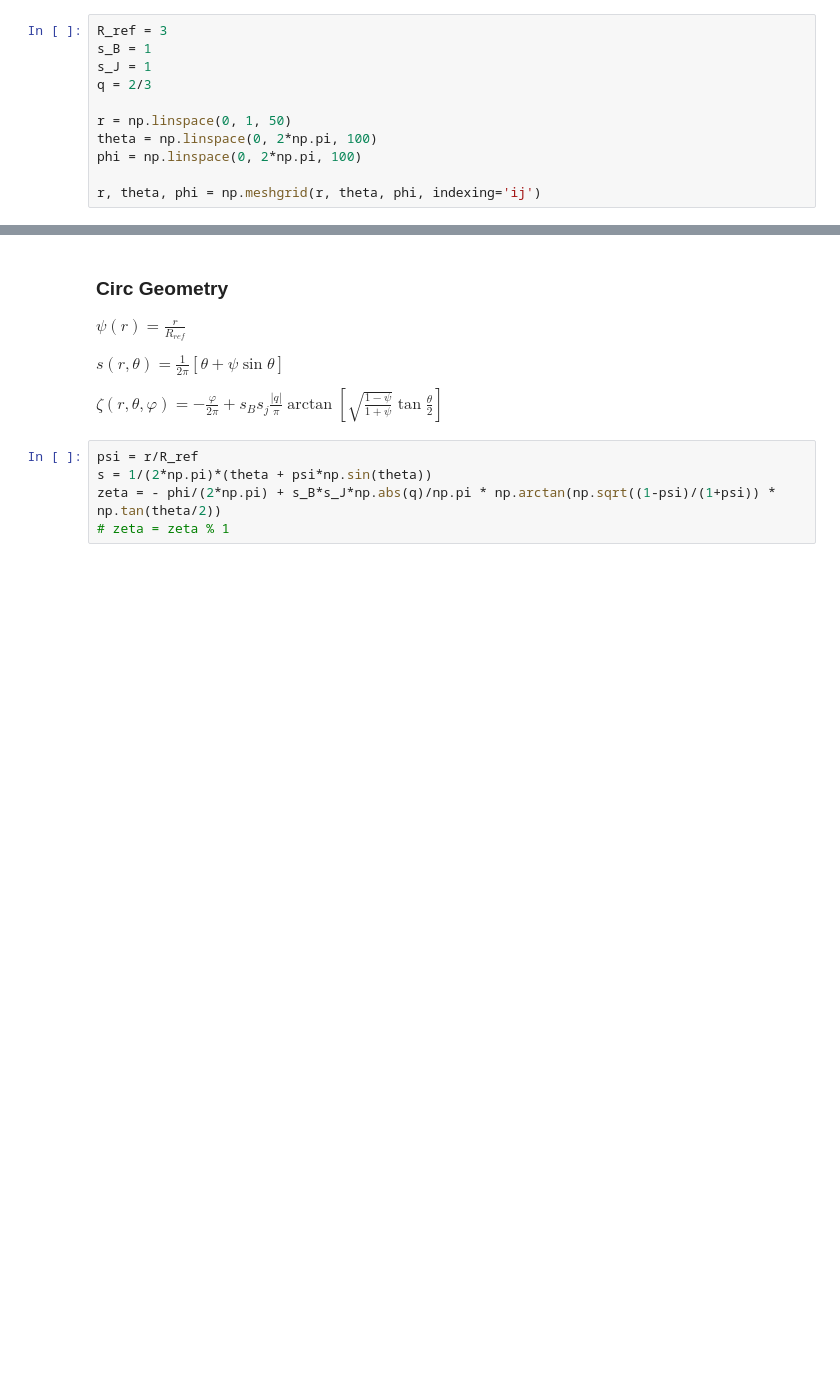
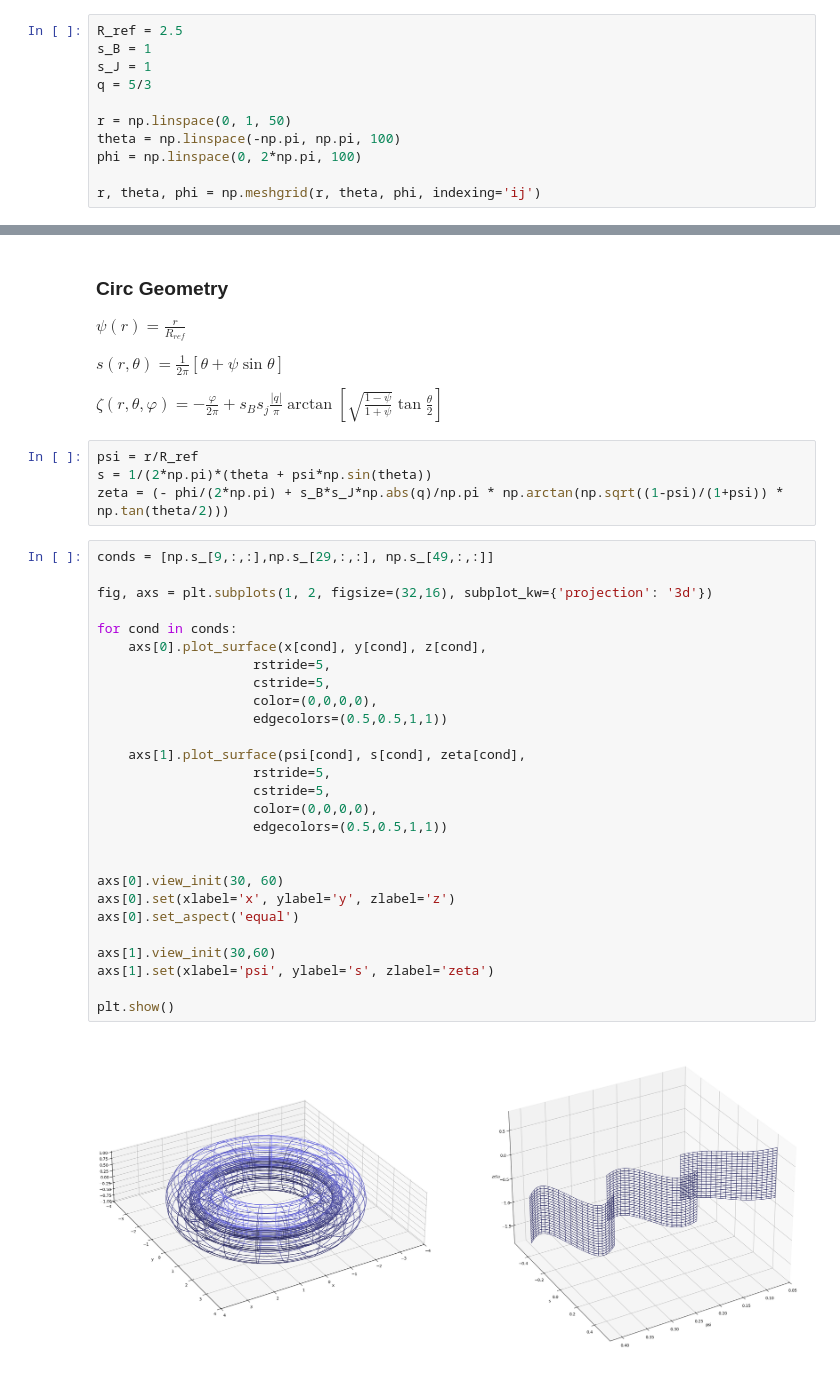
Before and after one commit to felifluid/bachelorarbeit, a Jupyter notebook: scripts/hamada.ipynb, the cells around one changed output, grey strips where cells are left out. Drawn from its saved outputs; the diff is of its cells as text; blank space fills up the shorter version.

Commit message:
feat(scripts/hamada): add poloidal visualization

```diff
--- a/scripts/hamada.ipynb
+++ b/scripts/hamada.ipynb
@@ -2,13 +2,13 @@
 import numpy as np
 import matplotlib.pyplot as plt
 # %%
-R_ref = 3
+R_ref = 2.5
 s_B = 1
 s_J = 1
-q = 2/3
+q = 5/3
 
 r = np.linspace(0, 1, 50)
-theta = np.linspace(0, 2*np.pi, 100)
+theta = np.linspace(-np.pi, np.pi, 100)
 phi = np.linspace(0, 2*np.pi, 100)
 
 r, theta, phi = np.meshgrid(r, theta, phi, indexing='ij')
@@ -47,5 +49,33 @@ $\zeta(r, \theta, \varphi) = -\frac{\varphi}{2\pi} + s_B s_j \frac{|q|}{\pi} \ar
 # %%
 psi = r/R_ref
 s = 1/(2*np.pi)*(theta + psi*np.sin(theta))
-zeta = - phi/(2*np.pi) + s_B*s_J*np.abs(q)/np.pi * np.arctan(np.sqrt((1-psi)/(1+psi)) * np.tan(theta/2))
-# zeta = zeta % 1
+zeta = (- phi/(2*np.pi) + s_B*s_J*np.abs(q)/np.pi * np.arctan(np.sqrt((1-psi)/(1+psi)) * np.tan(theta/2)))
+# %%
+conds = [np.s_[9,:,:],np.s_[29,:,:], np.s_[49,:,:]]
+
+fig, axs = plt.subplots(1, 2, figsize=(32,16), subplot_kw={'projection': '3d'})
+
+for cond in conds:
+    axs[0].plot_surface(x[cond], y[cond], z[cond],
+                    rstride=5,
+                    cstride=5,
+                    color=(0,0,0,0),
+                    edgecolors=(0.5,0.5,1,1))
+
+    axs[1].plot_surface(psi[cond], s[cond], zeta[cond],
+                    rstride=5,
+                    cstride=5,
+                    color=(0,0,0,0),
+                    edgecolors=(0.5,0.5,1,1))
+
+
+axs[0].view_init(30, 60)
+axs[0].set(xlabel='x', ylabel='y', zlabel='z')
+axs[0].set_aspect('equal')
+
+axs[1].view_init(30,60)
+axs[1].set(xlabel='psi', ylabel='s', zlabel='zeta')
+
+plt.show()
+# %% [output]
+[figure, added]
```
Also changed, not shown: parts of 3 cells of this notebook.
